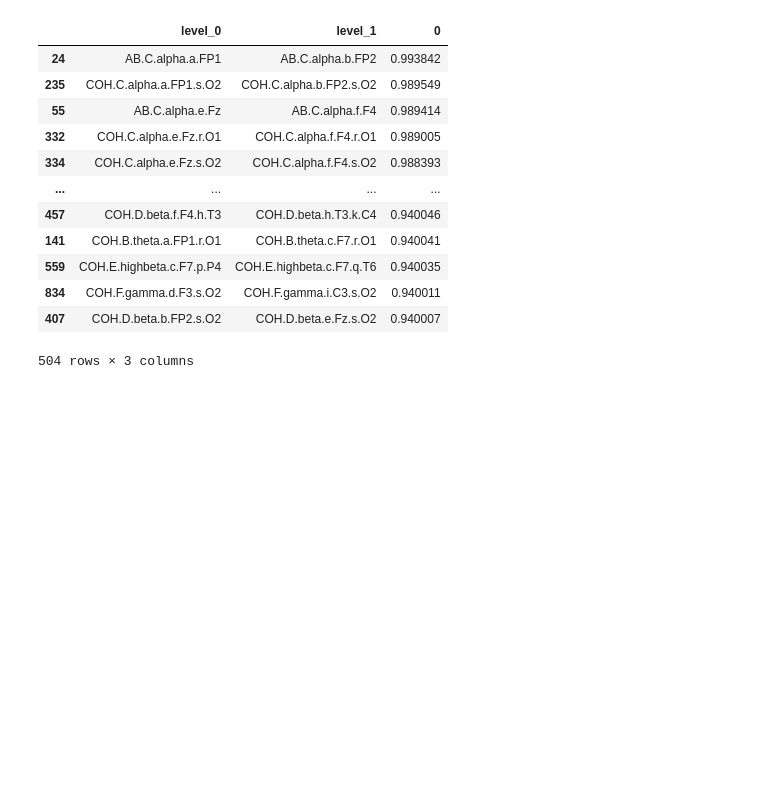
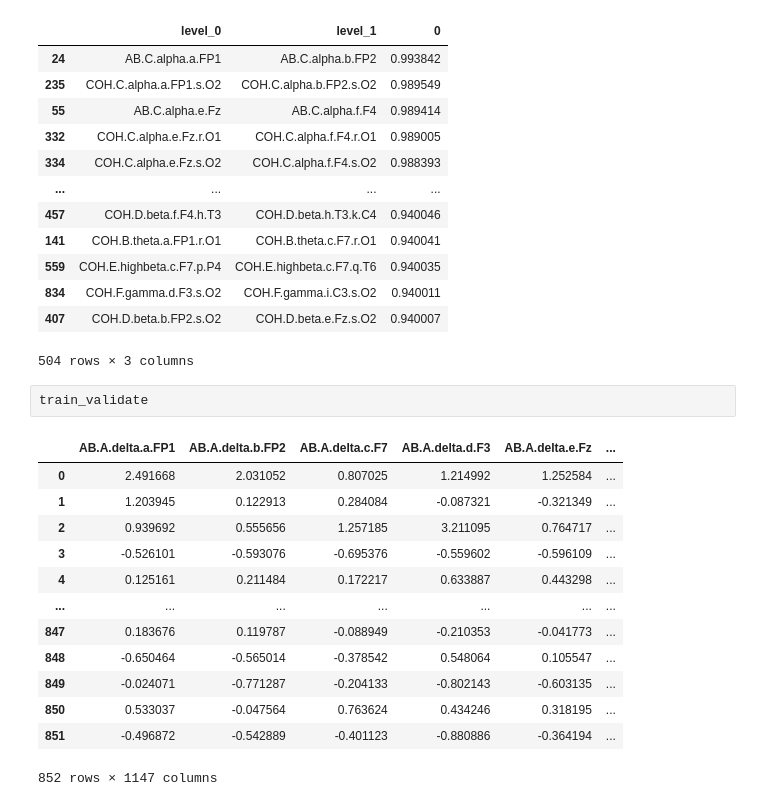
Before and after one commit to benwillallen/RiceDatathon2025, a Jupyter notebook: EDA/correlations.ipynb, the cells around one changed output. Cells and saved outputs as stored; diff of their text form; blank space fills up the shorter version.

```diff
--- a/EDA/correlations.ipynb
+++ b/EDA/correlations.ipynb
@@ -126,3 +108,19 @@ high_corr.sort_values(by=0, ascending=False)
 | 834 | COH.F.gamma.d.F3.s.O2 | COH.F.gamma.i.C3.s.O2 | 0.940011 |
 | 407 | COH.D.beta.b.FP2.s.O2 | COH.D.beta.e.Fz.s.O2 | 0.940007 |
 504 rows × 3 columns
+# %%
+train_validate
+# %% [output]
+|  | AB.A.delta.a.FP1 | AB.A.delta.b.FP2 | AB.A.delta.c.F7 | AB.A.delta.d.F3 | AB.A.delta.e.Fz | ... |
+| 0 | 2.491668 | 2.031052 | 0.807025 | 1.214992 | 1.252584 | ... |
+| 1 | 1.203945 | 0.122913 | 0.284084 | -0.087321 | -0.321349 | ... |
+| 2 | 0.939692 | 0.555656 | 1.257185 | 3.211095 | 0.764717 | ... |
+| 3 | -0.526101 | -0.593076 | -0.695376 | -0.559602 | -0.596109 | ... |
+| 4 | 0.125161 | 0.211484 | 0.172217 | 0.633887 | 0.443298 | ... |
+| ... | ... | ... | ... | ... | ... | ... |
+| 847 | 0.183676 | 0.119787 | -0.088949 | -0.210353 | -0.041773 | ... |
+| 848 | -0.650464 | -0.565014 | -0.378542 | 0.548064 | 0.105547 | ... |
+| 849 | -0.024071 | -0.771287 | -0.204133 | -0.802143 | -0.603135 | ... |
+| 850 | 0.533037 | -0.047564 | 0.763624 | 0.434246 | 0.318195 | ... |
+| 851 | -0.496872 | -0.542889 | -0.401123 | -0.880886 | -0.364194 | ... |
+852 rows × 1147 columns
```
Also changed, not shown: parts of 4 cells of this notebook.
